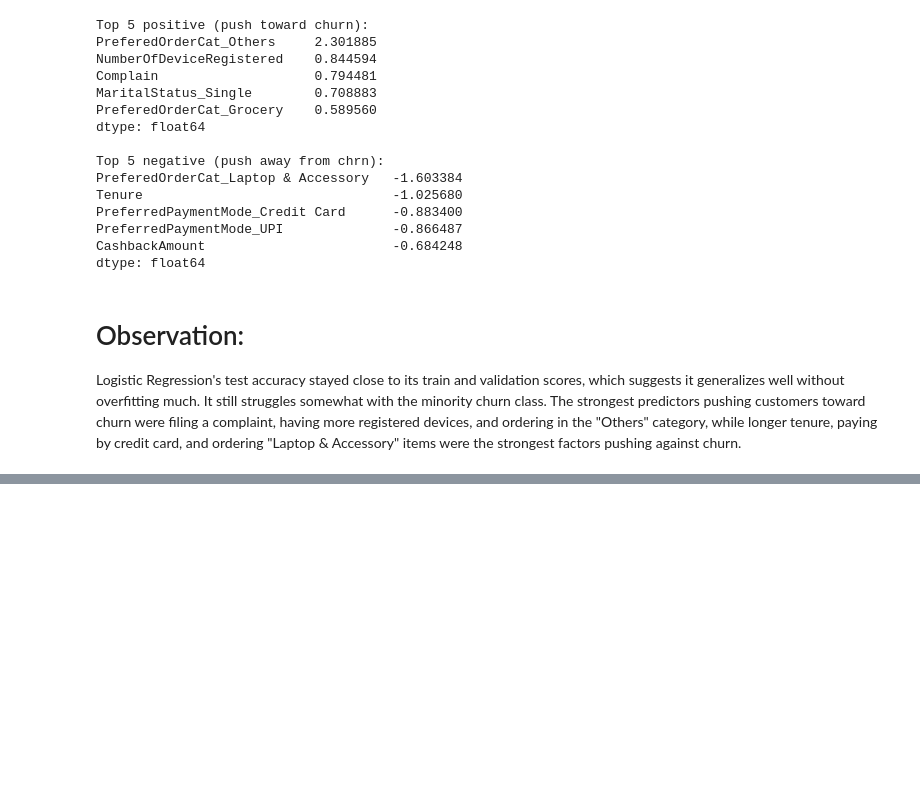
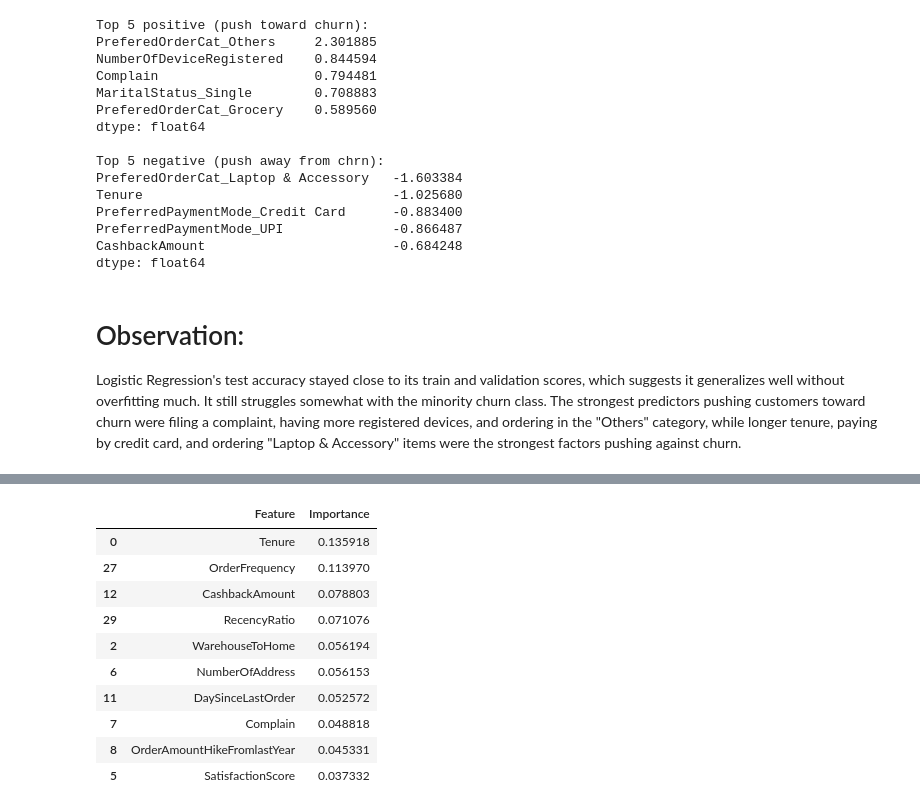
Before and after one commit to Akurang/AI_group5_project, a Jupyter notebook: final_project.ipynb, the cells around one changed output, grey strips where cells are left out. Cells and saved outputs as stored; diff of their text form; code cells hidden in the pictures; blank space fills up the shorter version.

```diff
--- a/final_project.ipynb
+++ b/final_project.ipynb
@@ -940,0 +1050,28 @@ Logistic Regression's test accuracy stayed close to its train and validation sco
+# %%
+# Create a DataFrame of feature importances
+
+feature_importance = pd.DataFrame({
+    "Feature": X_train.columns,
+    "Importance": rf_model.feature_importances_
+})
+
+# Sort from most important to least important
+feature_importance = feature_importance.sort_values(
+    by="Importance",
+    ascending=False
+)
+
+# Display the top 10 most important features
+feature_importance.head(10)
+# %% [output]
+|  | Feature | Importance |
+| 0 | Tenure | 0.135918 |
+| 27 | OrderFrequency | 0.113970 |
+| 12 | CashbackAmount | 0.078803 |
+| 29 | RecencyRatio | 0.071076 |
+| 2 | WarehouseToHome | 0.056194 |
+| 6 | NumberOfAddress | 0.056153 |
+| 11 | DaySinceLastOrder | 0.052572 |
+| 7 | Complain | 0.048818 |
+| 8 | OrderAmountHikeFromlastYear | 0.045331 |
+| 5 | SatisfactionScore | 0.037332 |
```
Also changed, not shown: parts of 13 cells of this notebook.
